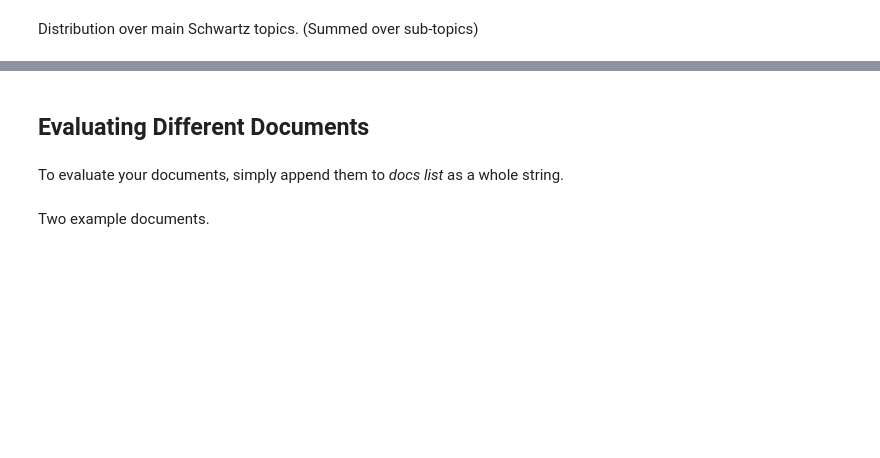
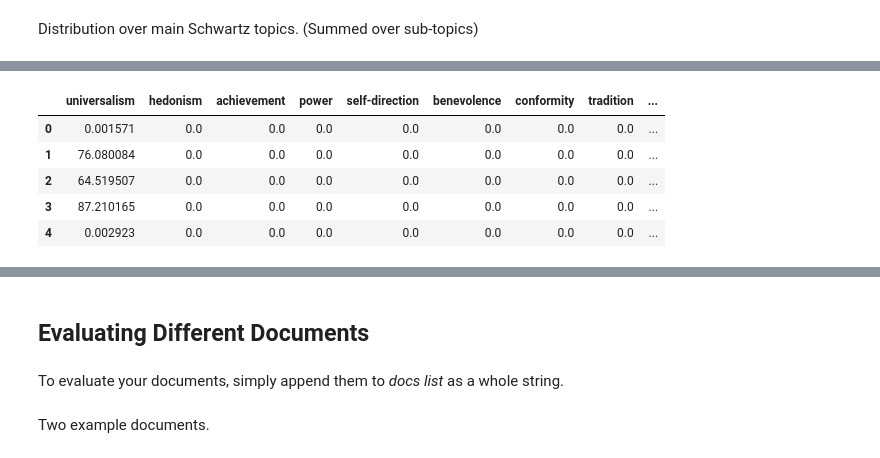
Before and after one commit to suyunu/semi-supervised-nmf, a Jupyter notebook: Semi-Supervised-NMF.ipynb, the cells around one changed output, grey strips where cells are left out. Drawn from its saved outputs; the diff is of its cells as text; code cells hidden in the pictures; blank space fills up the shorter version.

Commit message:
export to excel and csv functionalities added

```diff
--- a/Semi-Supervised-NMF.ipynb
+++ b/Semi-Supervised-NMF.ipynb
@@ -176,6 +176,24 @@ def normalize_W(W):
     W_cumul_norm *= 100
 
     return W_cumul_norm
+
+def export_to_excel(W, filepath):
+    '''
+    Take cumulated W as input.
+    Don't forget to put xlsx as file extension '''
+
+    df = pd.DataFrame(data=W,index = range(len(W)), columns=categories+['general'])
+    df.to_excel(filepath)
+    return df
+
+def export_to_csv(W, filepath):
+    '''
+    Take cumulated W as input.
+    Don't forget to put csv as file extension '''
+
+    df = pd.DataFrame(data=W,index = range(len(W)), columns=categories+['general'])
+    df.to_csv(filepath)
+    return df
 # %% [markdown]
 ## Main Functions
 # %%
@@ -337,0 +356,10 @@ Doc 493 (security)      : (security, 9, 100.00)  (General, 10, 0.00)  (stimulati
+# %%
+df = export_to_excel(W_train_norm, filepath = 'output.xlsx')
+df.head()
+# %% [output]
+|  | universalism | hedonism | achievement | power | self-direction | benevolence | conformity | tradition | ... |
+| 0 | 0.001571 | 0.0 | 0.0 | 0.0 | 0.0 | 0.0 | 0.0 | 0.0 | ... |
+| 1 | 76.080084 | 0.0 | 0.0 | 0.0 | 0.0 | 0.0 | 0.0 | 0.0 | ... |
+| 2 | 64.519507 | 0.0 | 0.0 | 0.0 | 0.0 | 0.0 | 0.0 | 0.0 | ... |
+| 3 | 87.210165 | 0.0 | 0.0 | 0.0 | 0.0 | 0.0 | 0.0 | 0.0 | ... |
+| 4 | 0.002923 | 0.0 | 0.0 | 0.0 | 0.0 | 0.0 | 0.0 | 0.0 | ... |
```
Also changed, not shown: parts of 12 cells of this notebook.
